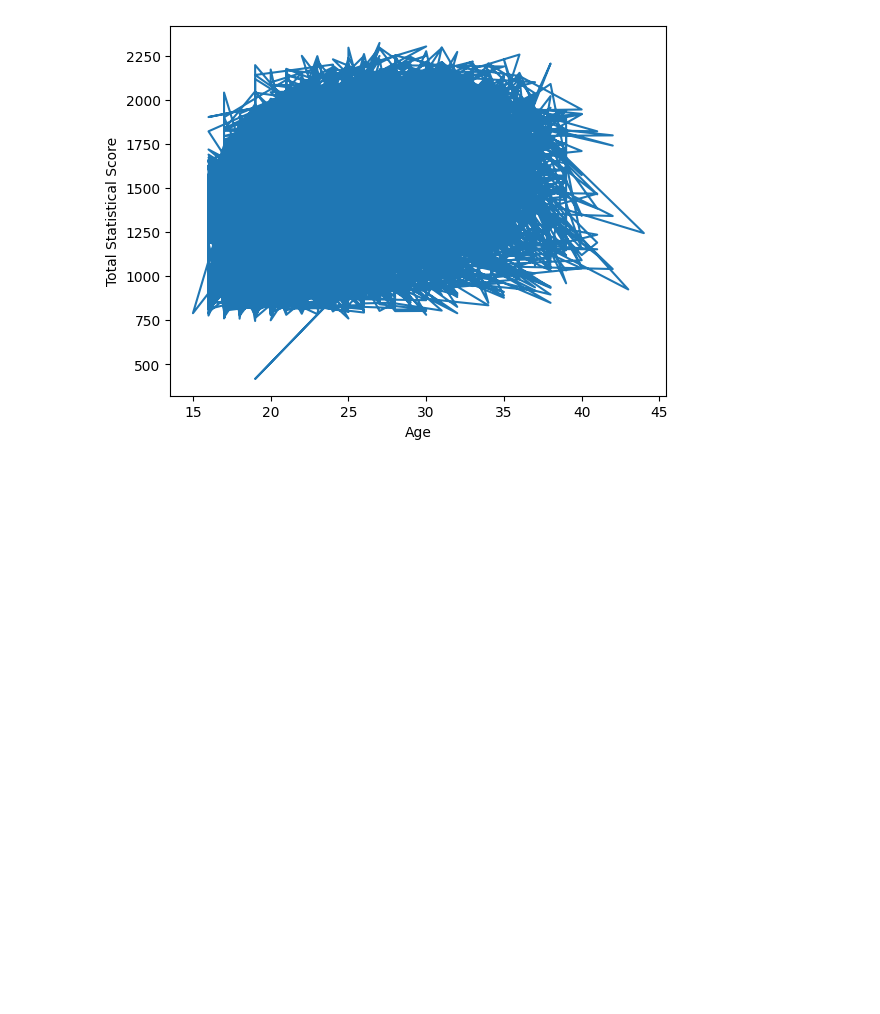
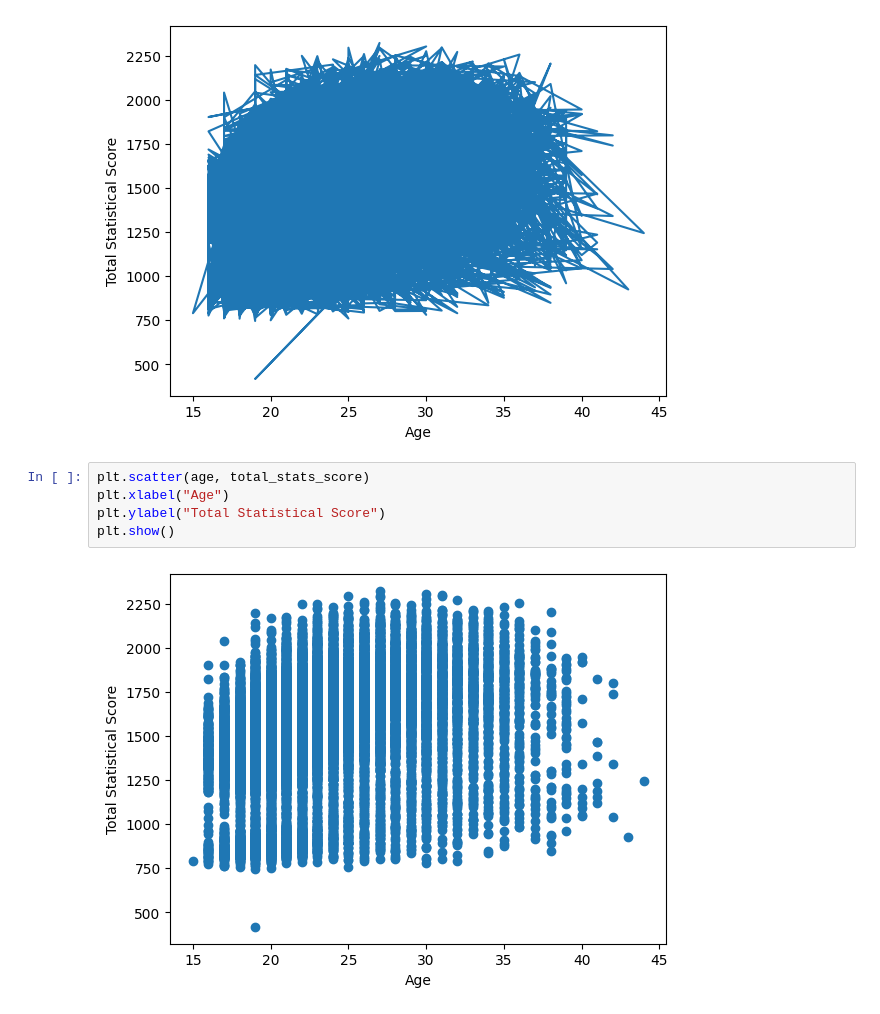
Before and after one commit to christiane-bacani/applied-data-science, a Jupyter notebook: courses/datacamp-courses/Intermediate-Python/Matplotlib/Projects/basic_plots_with_matplotlib.ipynb, the cells around one changed output. Saved outputs shown, nothing was run; the diff lists cells and outputs as text; blank space fills up the shorter version.

```diff
--- a/courses/datacamp-courses/Intermediate-Python/Matplotlib/Projects/basic_plots_with_matplotlib.ipynb
+++ b/courses/datacamp-courses/Intermediate-Python/Matplotlib/Projects/basic_plots_with_matplotlib.ipynb
@@ -13,3 +13,10 @@ plt.ylabel("Total Statistical Score")
 plt.show()
 # %% [output]
 [figure]
+# %%
+plt.scatter(age, total_stats_score)
+plt.xlabel("Age")
+plt.ylabel("Total Statistical Score")
+plt.show()
+# %% [output]
+[figure, added]
```
